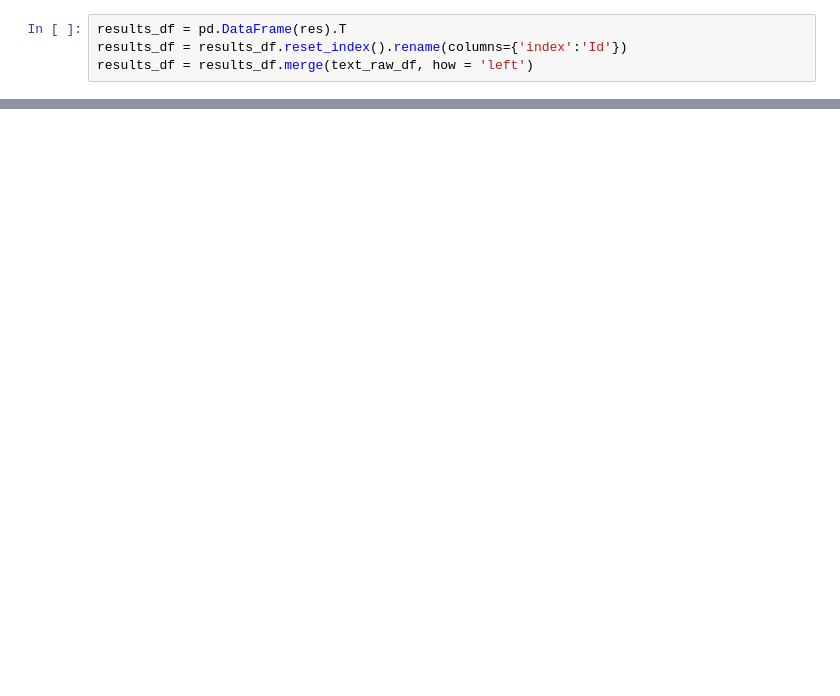
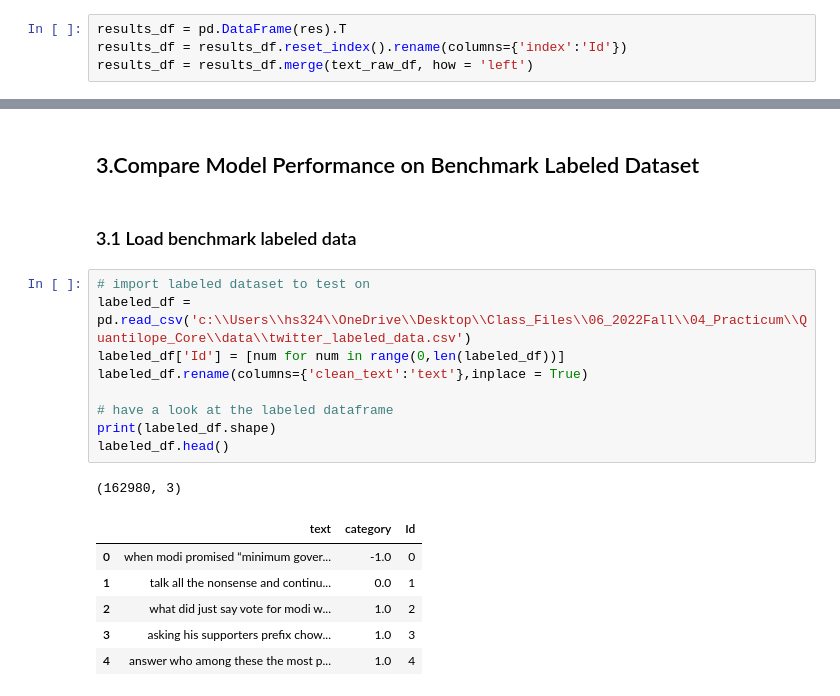
Before and after one commit to HuanSunGo/Quantilope_Core, a Jupyter notebook: src/tweet_analysis/twitter_huan/sentiment_analysis.ipynb, the cells around one changed output, grey strips where cells are left out. Cells and saved outputs as stored; diff of their text form; blank space fills up the shorter version.

```diff
--- a/src/tweet_analysis/twitter_huan/sentiment_analysis.ipynb
+++ b/src/tweet_analysis/twitter_huan/sentiment_analysis.ipynb
@@ -445,0 +492,21 @@ Difficult to see if there's correlation, but roBERTa model is more confident in
+# %% [markdown]
+## 3.Compare Model Performance on Benchmark Labeled Dataset
+# %% [markdown]
+### 3.1 Load benchmark labeled data
+# %%
+# import labeled dataset to test on
+labeled_df = pd.read_csv('c:\\Users\\hs324\\OneDrive\\Desktop\\Class_Files\\06_2022Fall\\04_Practicum\\Quantilope_Core\\data\\twitter_labeled_data.csv')
+labeled_df['Id'] = [num for num in range(0,len(labeled_df))]
+labeled_df.rename(columns={'clean_text':'text'},inplace = True)
+
+# have a look at the labeled dataframe
+print(labeled_df.shape)
+labeled_df.head()
+# %% [output]
+(162980, 3)
+|  | text | category | Id |
+| 0 | when modi promised “minimum gover... | -1.0 | 0 |
+| 1 | talk all the nonsense and continu... | 0.0 | 1 |
+| 2 | what did just say vote for modi w... | 1.0 | 2 |
+| 3 | asking his supporters prefix chow... | 1.0 | 3 |
+| 4 | answer who among these the most p... | 1.0 | 4 |
```
Also changed, not shown: parts of 31 cells of this notebook, 7 other files.
